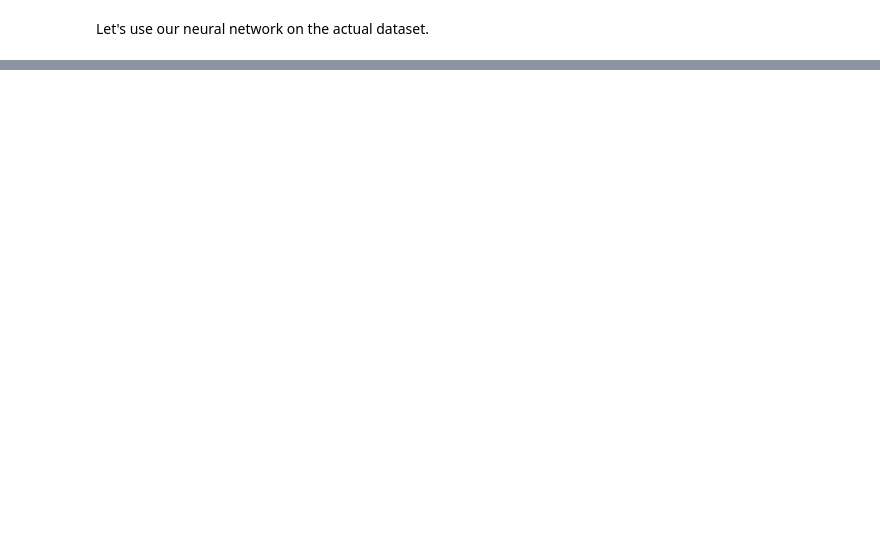
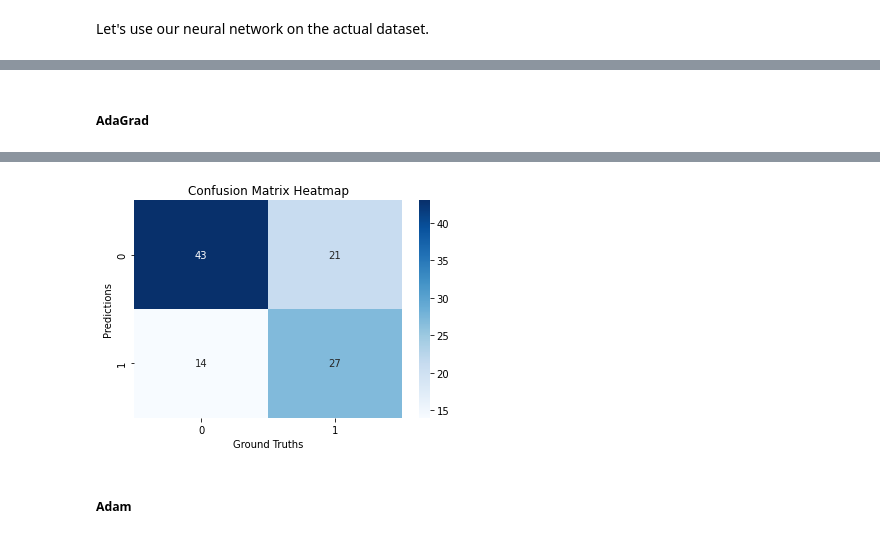
Before and after one commit to JakobSkornik/covid19-admission, a Jupyter notebook: main.ipynb, the cells around one changed output, grey strips where cells are left out. Drawn from its saved outputs; the diff is of its cells as text; code cells hidden in the pictures; blank space fills up the shorter version.

```diff
--- a/main.ipynb
+++ b/main.ipynb
@@ -520,0 +602,10 @@ AttributeError: module 'src.utilities' has no attribute 'visualize_custom'
+# %%
+dataset02 = pd.DataFrame(json.loads(datasets["window_0_2"]))
+
+X = dataset02.drop("TARGET", axis=1).to_numpy()
+
+y = dataset02[["TARGET"]].to_numpy()
+y = one_hot(y.T[0], 2)
+
+train_set, test_set = split_at_x_percent(X, 70)
+train_truths, test_truths = split_at_x_percent(y, 70)
@@ -520,0 +614,17 @@ AttributeError: module 'src.utilities' has no attribute 'visualize_custom'
+# %%
+# Create a neural network
+sgd128_covid = BasicNeuralNetwork(
+    input_size=train_set.shape[1],
+    output_size=2,
+    iterations=2500,
+    logs=True,
+    log_frequency=250,
+    alpha=0.01,
+    alpha_decay=0.0001,
+    layer_size=128
+)
+
+sgd128_covid.train(train_set, train_truths)
+sgd128_covid_confusion_matrix = evaluate_custom(test_set, test_truths, sgd128_covid)
+
+visualize_custom(sgd128_covid_confusion_matrix)
@@ -520,0 +650,21 @@ AttributeError: module 'src.utilities' has no attribute 'visualize_custom'
+# %% [markdown]
+##### AdaGrad
+# %%
+# Create a neural network
+adagrad128_covid = BasicNeuralNetwork(
+    input_size=train_set.shape[1],
+    output_size=2,
+    iterations=2500,
+    logs=True,
+    log_frequency=250,
+    alpha=0.01,
+    alpha_decay=0.0001,
+    layer_size=128,
+    optimizer="adagrad"
+)
+
+adagrad128_covid.train(train_set, train_truths)
+adagrad128_covid_confusion_matrix = evaluate_custom(test_set, test_truths, adagrad128_covid)
+
+visualize_custom(adagrad128_covid_confusion_matrix)
+# %% [output]
@@ -520,0 +688,3 @@ AttributeError: module 'src.utilities' has no attribute 'visualize_custom'
+[figure, added]
+# %% [markdown]
+##### Adam
```
Also changed, not shown: parts of 87 cells of this notebook, 4 other files.
